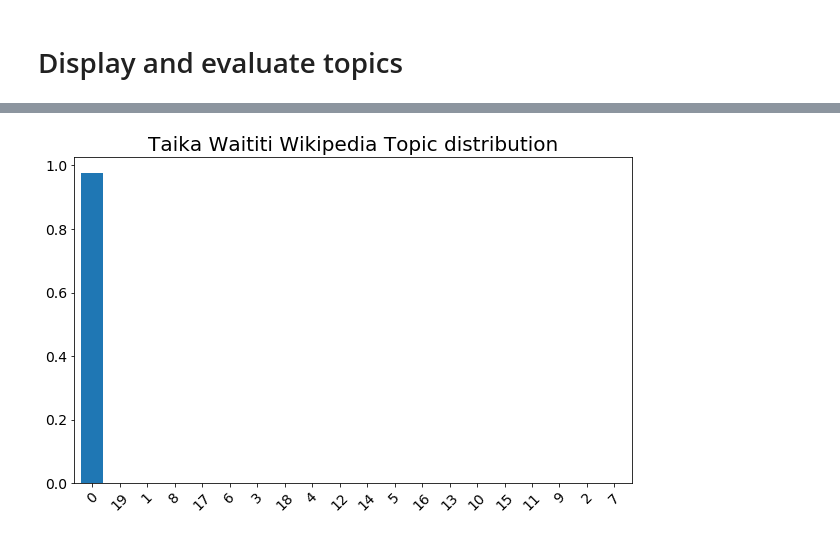
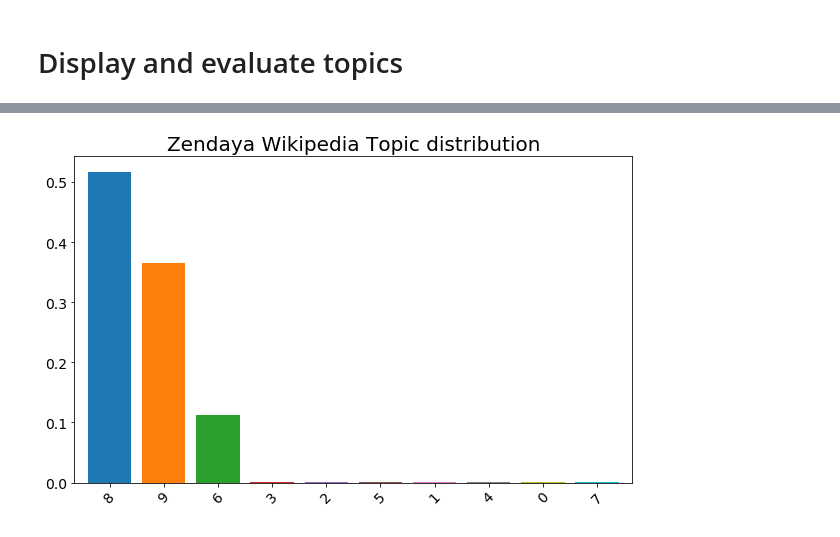
Before and after one commit to ua-dsf/ML_sprint, a Jupyter notebook: sprint4_clustering/solution/sprint4_demo_solution.ipynb, the cells around one changed output, grey strips where cells are left out. Cells and saved outputs as stored; diff of their text form; code cells hidden in the pictures.

```diff
--- a/sprint4_clustering/solution/sprint4_demo_solution.ipynb
+++ b/sprint4_clustering/solution/sprint4_demo_solution.ipynb
@@ -252,7 +278,7 @@ cluster
 # LDA modeling
 # %%
 # import text documents from wikipedia abstracts
-wiki_data=pd.read_csv('new_zeland_people.tsv',delimiter='\t', index_col='name')['abstract']
+wiki_data=pd.read_csv('../people_wiki.txt',delimiter='\t', index_col='name')['text']
 
 wiki_data.head()
 # LDA can only use raw term counts for LDA because it is a probabilistic graphical model
@@ -298,0 +335,5 @@ result = pd.DataFrame(predict).set_index(wiki_data.reset_index()['name'])
+# %%
+# Adjust (less or more topics) and rerun the LDA model
+no_topics = 10
+# Run LDA
+lda = LatentDirichletAllocation(n_topics=no_topics).fit(tf)
@@ -299,10 +365,14 @@ result = pd.DataFrame(predict).set_index(wiki_data.reset_index()['name'])
+# %%
+# transform method returns a matrix with one line per document, columns being topics weight
+predict = lda.transform(tf)
+result = pd.DataFrame(predict).set_index(wiki_data.reset_index()['name'])
 # %%
-# get distribution of topics for Taika Waititi
-d = pd.Series(result.loc["Taika Waititi"]).sort_values(ascending=False)
+# get distribution of topics for Zendaya
+d = pd.Series(result.loc["Zendaya"]).sort_values(ascending=False)
 
-ax = d.plot(kind='bar', title='Taika Waititi Wikipedia Topic distribution',
+ax = d.plot(kind='bar', title='Zendaya Wikipedia Topic distribution',
             figsize=(10,6), width=.8, fontsize=14, rot=45 )
 
 ax.title.set_size(20)
 # %% [output]
-[figure, old version]
+[figure, new version]
```
Also changed, not shown: parts of 14 cells of this notebook, 1 other file.
